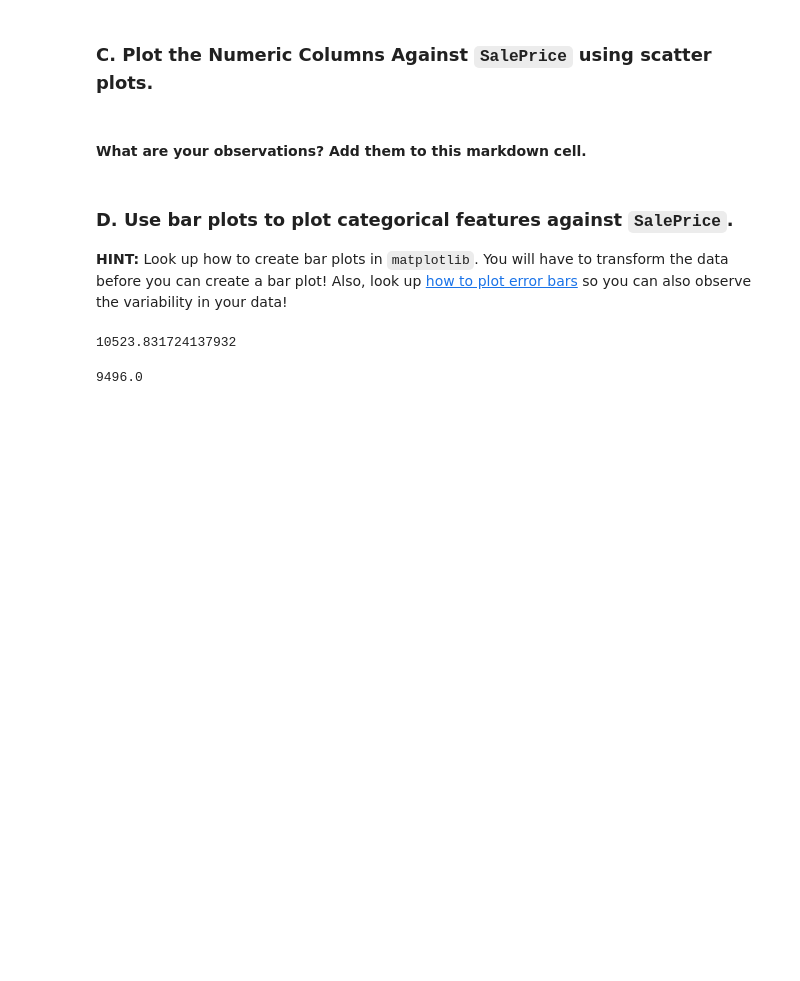
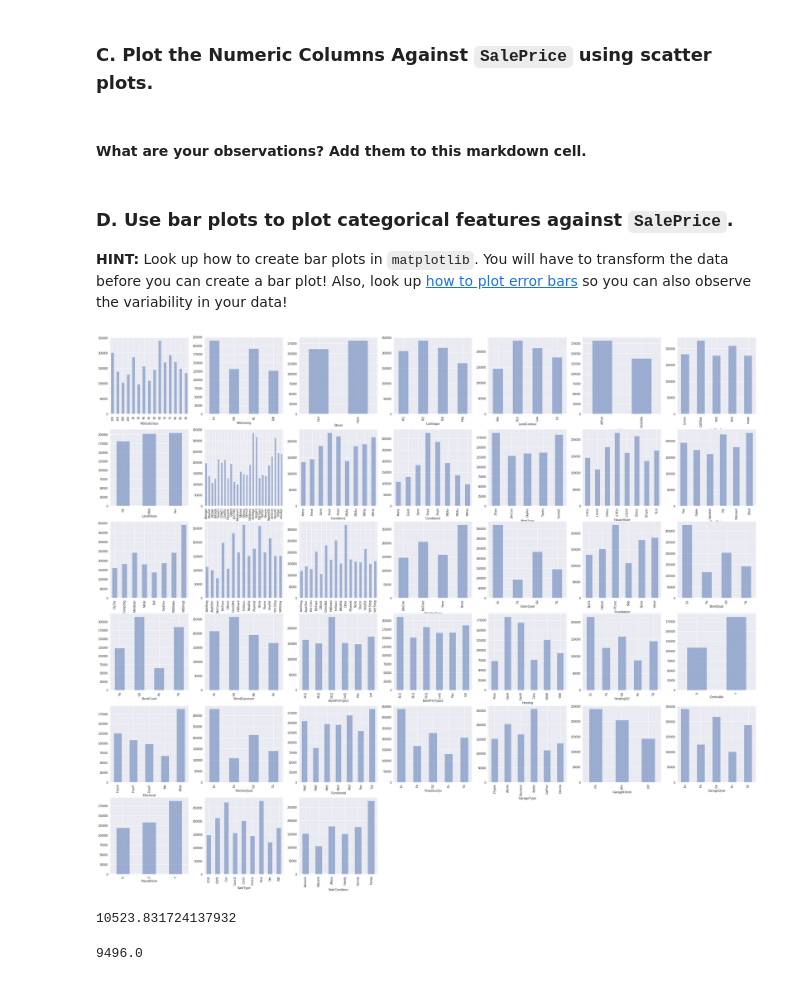
Before and after one commit to Uyentruong236/Ames_Housing, a Jupyter notebook: ipynb/project_2_starter.ipynb, the cells around one changed output. Drawn from its saved outputs; the diff is of its cells as text; code cells hidden in the pictures; blank space fills up the shorter version.

Commit message:
added bar graphs

```diff
--- a/ipynb/project_2_starter.ipynb
+++ b/ipynb/project_2_starter.ipynb
@@ -125,7 +125,7 @@ cat_col = ['MSSubClass', 'MSZoning', 'Street', 'LotShape', 'LandContour',
         'BsmtQual', 'BsmtCond', 'BsmtExposure', 'BsmtFinType1', 'BsmtFinType2',
         'Heating', 'HeatingQC', 'CentralAir', 'Electrical', 'KitchenQual',
         'Functional', 'FireplaceQu', 'GarageType', 'GarageFinish', 'GarageQual',
-        'PavedDrive', 'SaleType', 'SaleCondition', 'SalePrice']
+        'PavedDrive', 'SaleType', 'SaleCondition']
 df_cat = pd.DataFrame(df_train[cat_col])
 # df_cat.info()
 # %%
@@ -179,6 +179,15 @@ df_num = pd.DataFrame(df_train[num_col])
 ### D. Use bar plots to plot categorical features against `SalePrice`.
 
 **HINT:** Look up how to create bar plots in `matplotlib`. You will have to transform the data before you can create a bar plot! Also, look up [how to plot error bars](https://pandas.pydata.org/pandas-docs/stable/visualization.html#plotting-with-error-bars) so you can also observe the variability in your data!
+# %%
+df_train.head()
+fig = plt.figure(figsize=(40,40))
+for i, col in enumerate(df_cat):
+    fig.add_subplot(7,7,i+1)
+    # fig.suptitle("Categorical Features", fontsize=25)
+    df_train.groupby(df_cat.loc[:, col]).SalePrice.mean().plot.bar(alpha = 0.5)
+# %% [output]
+[figure, added]
 # %%
 # fig = plt.figure(figsize=(30,30))
 # fig.suptitle("Categorical Features", fontsize=25)
```
Also changed, not shown: parts of 11 cells of this notebook.
